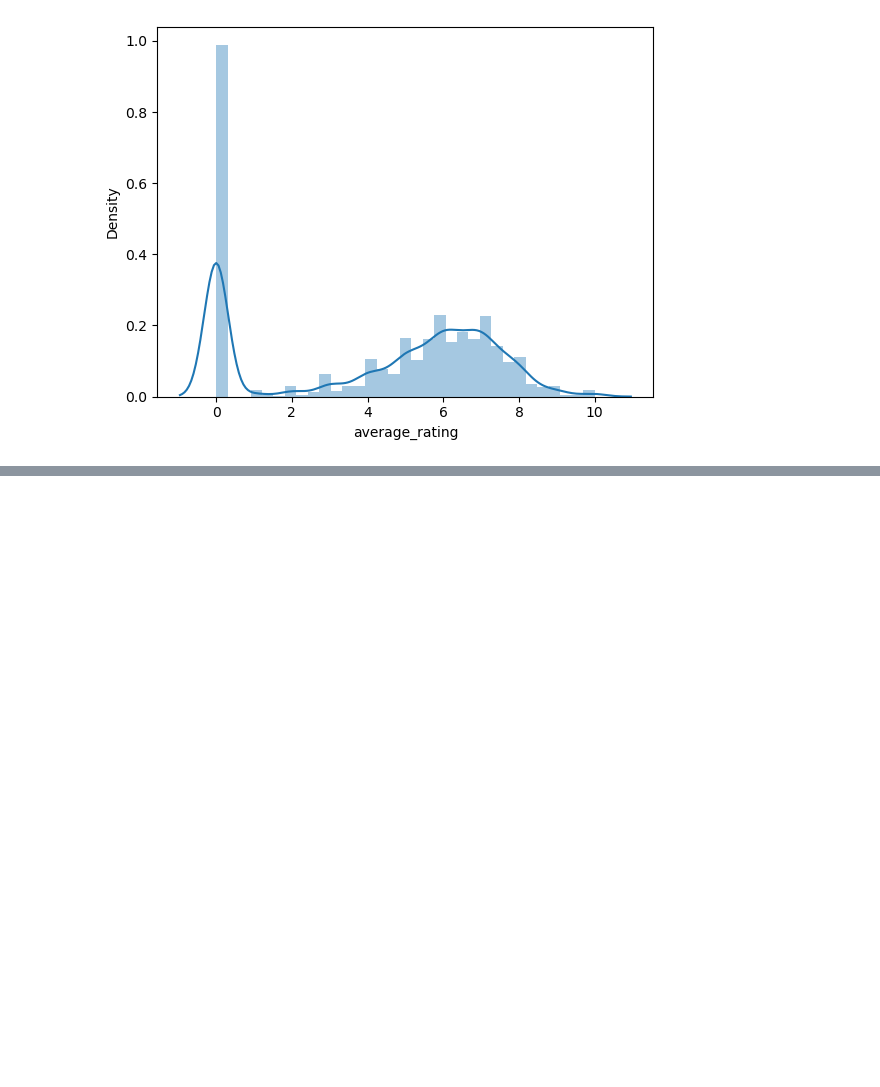
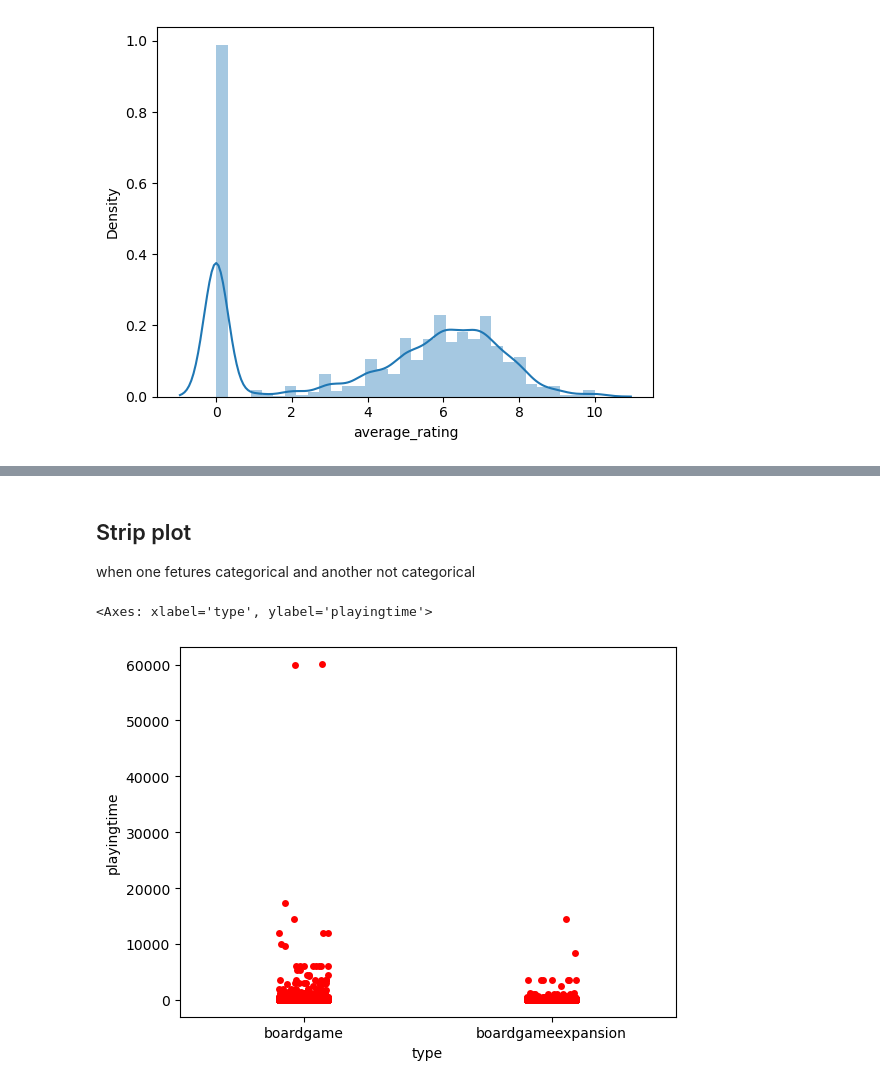
Before and after one commit to amirhajif/machine-learning-algorithms, a Jupyter notebook: Pre-Processing/BoardGame/main.ipynb, the cells around one changed output, grey strips where cells are left out. Saved outputs shown, nothing was run; the diff lists cells and outputs as text; code cells hidden in the pictures; blank space fills up the shorter version.

```diff
--- a/Pre-Processing/BoardGame/main.ipynb
+++ b/Pre-Processing/BoardGame/main.ipynb
@@ -92,0 +119,9 @@ https://gist.github.com/mwaskom/de44147ed2974457ad6372750bbe5751
+# %% [markdown]
+## Strip plot
+
+when one fetures categorical and another not categorical
+# %%
+sns.stripplot(data=data,x="type",y="playingtime",color="red")
+# %% [output]
+<Axes: xlabel='type', ylabel='playingtime'>
+[figure, added]
```
Also changed, not shown: parts of 6 cells of this notebook.
